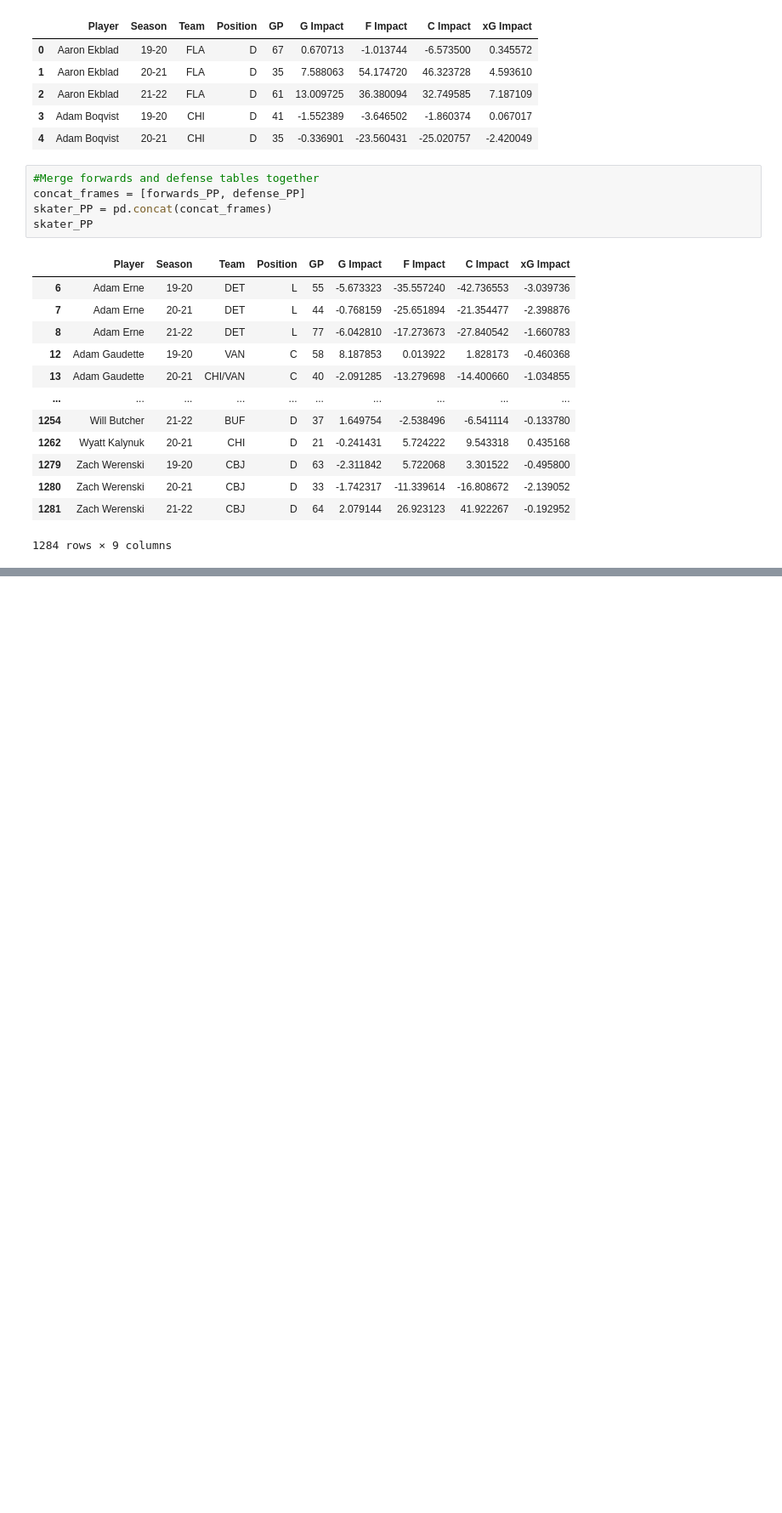
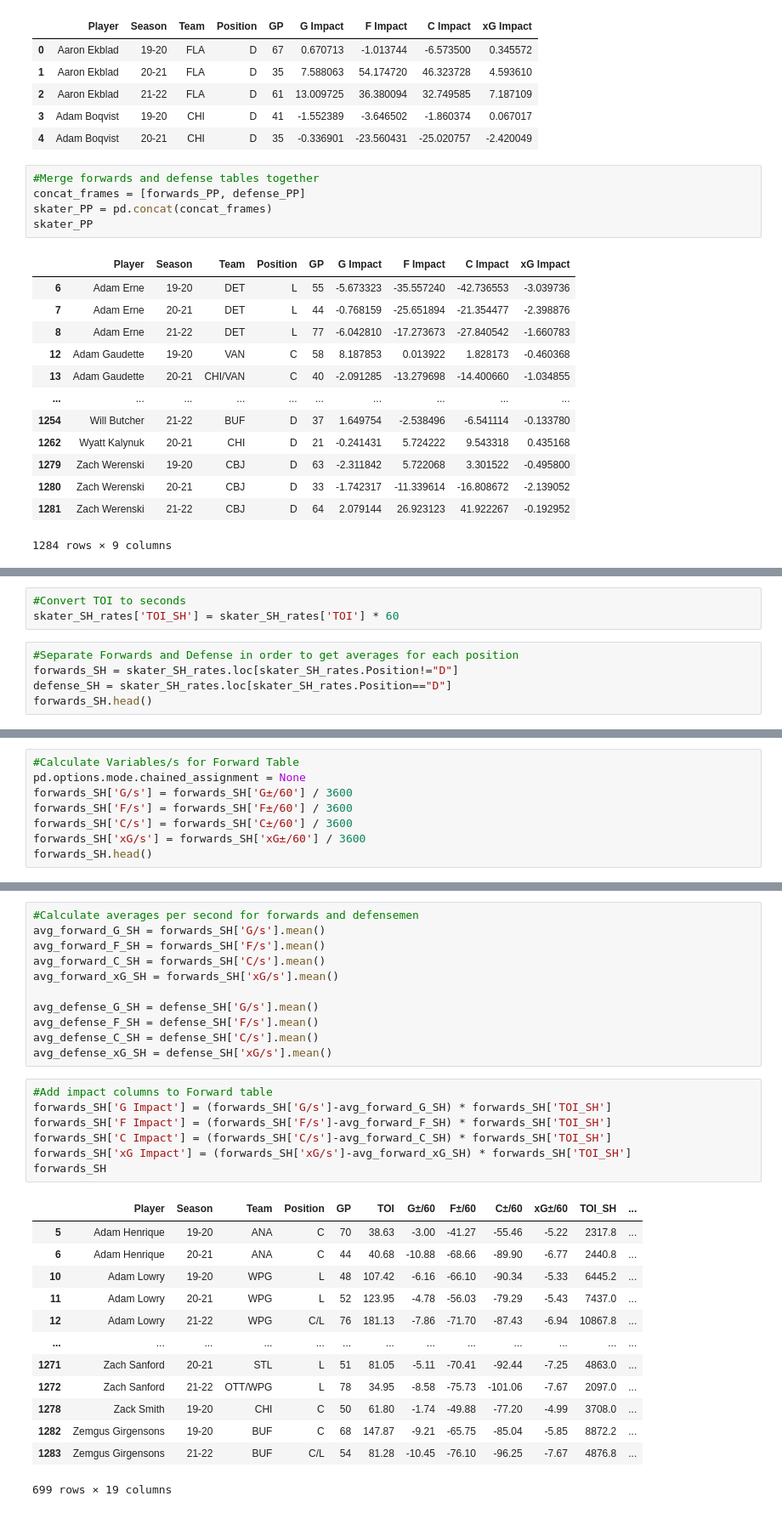
Before and after one commit to mikeytw11/Hockey-Model, a Jupyter notebook: Pre_Season_Model.ipynb, the cells around one changed output, grey strips where cells are left out. Shown at 85% size. Drawn from its saved outputs; the diff is of its cells as text; blank space fills up the shorter version.

Commit message:
Added table for SH skaters.

```diff
--- a/Pre_Season_Model.ipynb
+++ b/Pre_Season_Model.ipynb
@@ -337,0 +336,8 @@ skater_EV_rates.head()
+# %%
+#Convert TOI to seconds
+skater_SH_rates['TOI_SH'] = skater_SH_rates['TOI'] * 60
+# %%
+#Separate Forwards and Defense in order to get averages for each position
+forwards_SH = skater_SH_rates.loc[skater_SH_rates.Position!="D"]
+defense_SH = skater_SH_rates.loc[skater_SH_rates.Position=="D"]
+forwards_SH.head()
@@ -337,0 +351,8 @@ skater_EV_rates.head()
+# %%
+#Calculate Variables/s for Forward Table
+pd.options.mode.chained_assignment = None
+forwards_SH['G/s'] = forwards_SH['G±/60'] / 3600
+forwards_SH['F/s'] = forwards_SH['F±/60'] / 3600
+forwards_SH['C/s'] = forwards_SH['C±/60'] / 3600
+forwards_SH['xG/s'] = forwards_SH['xG±/60'] / 3600
+forwards_SH.head()
@@ -337,0 +380,32 @@ skater_EV_rates.head()
+# %%
+#Calculate averages per second for forwards and defensemen
+avg_forward_G_SH = forwards_SH['G/s'].mean()
+avg_forward_F_SH = forwards_SH['F/s'].mean()
+avg_forward_C_SH = forwards_SH['C/s'].mean()
+avg_forward_xG_SH = forwards_SH['xG/s'].mean()
+
+avg_defense_G_SH = defense_SH['G/s'].mean()
+avg_defense_F_SH = defense_SH['F/s'].mean()
+avg_defense_C_SH = defense_SH['C/s'].mean()
+avg_defense_xG_SH = defense_SH['xG/s'].mean()
+# %%
+#Add impact columns to Forward table
+forwards_SH['G Impact'] = (forwards_SH['G/s']-avg_forward_G_SH) * forwards_SH['TOI_SH']
+forwards_SH['F Impact'] = (forwards_SH['F/s']-avg_forward_F_SH) * forwards_SH['TOI_SH']
+forwards_SH['C Impact'] = (forwards_SH['C/s']-avg_forward_C_SH) * forwards_SH['TOI_SH']
+forwards_SH['xG Impact'] = (forwards_SH['xG/s']-avg_forward_xG_SH) * forwards_SH['TOI_SH']
+forwards_SH
+# %% [output]
+|  | Player | Season | Team | Position | GP | TOI | G±/60 | F±/60 | C±/60 | xG±/60 | TOI_SH | ... |
+| 5 | Adam Henrique | 19-20 | ANA | C | 70 | 38.63 | -3.00 | -41.27 | -55.46 | -5.22 | 2317.8 | ... |
+| 6 | Adam Henrique | 20-21 | ANA | C | 44 | 40.68 | -10.88 | -68.66 | -89.90 | -6.77 | 2440.8 | ... |
+| 10 | Adam Lowry | 19-20 | WPG | L | 48 | 107.42 | -6.16 | -66.10 | -90.34 | -5.33 | 6445.2 | ... |
+| 11 | Adam Lowry | 20-21 | WPG | L | 52 | 123.95 | -4.78 | -56.03 | -79.29 | -5.43 | 7437.0 | ... |
+| 12 | Adam Lowry | 21-22 | WPG | C/L | 76 | 181.13 | -7.86 | -71.70 | -87.43 | -6.94 | 10867.8 | ... |
+| ... | ... | ... | ... | ... | ... | ... | ... | ... | ... | ... | ... | ... |
+| 1271 | Zach Sanford | 20-21 | STL | L | 51 | 81.05 | -5.11 | -70.41 | -92.44 | -7.25 | 4863.0 | ... |
+| 1272 | Zach Sanford | 21-22 | OTT/WPG | L | 78 | 34.95 | -8.58 | -75.73 | -101.06 | -7.67 | 2097.0 | ... |
+| 1278 | Zack Smith | 19-20 | CHI | C | 50 | 61.80 | -1.74 | -49.88 | -77.20 | -4.99 | 3708.0 | ... |
+| 1282 | Zemgus Girgensons | 19-20 | BUF | C | 68 | 147.87 | -9.21 | -65.75 | -85.04 | -5.85 | 8872.2 | ... |
+| 1283 | Zemgus Girgensons | 21-22 | BUF | C/L | 54 | 81.28 | -10.45 | -76.10 | -96.25 | -7.67 | 4876.8 | ... |
+699 rows × 19 columns
```
Also changed, not shown: parts of 10 cells of this notebook.
